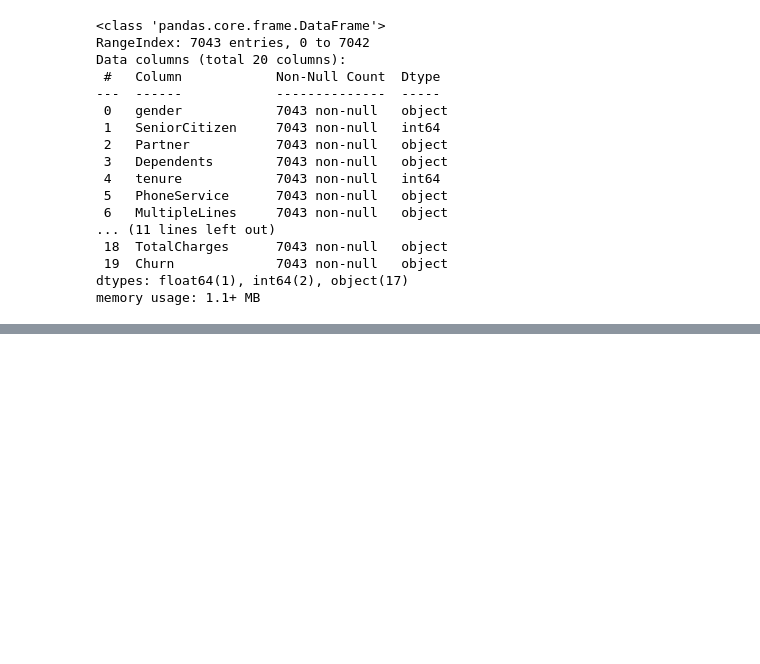
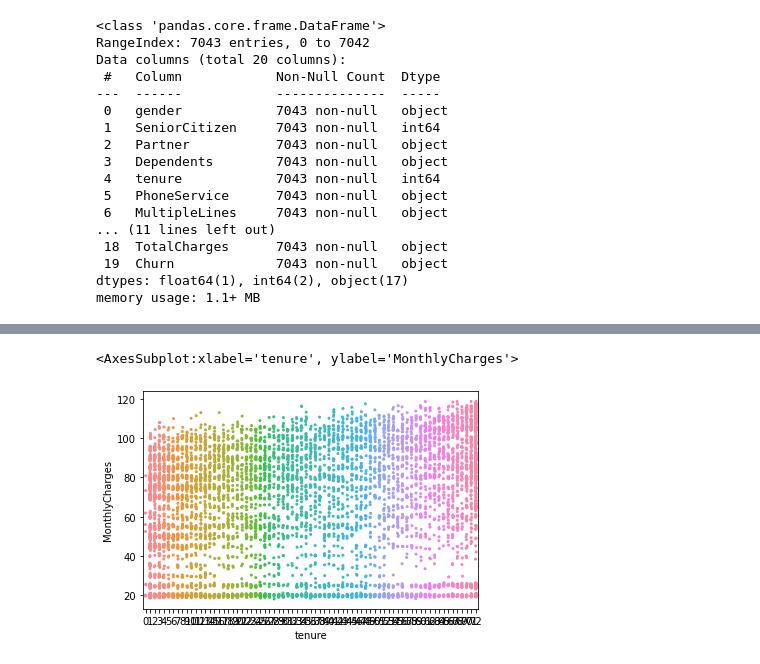
Before and after one commit to sai-mrudhun/Customer-Churn-Prediction-Analysis-Using-Ensemble-Techniques, a Jupyter notebook: main.ipynb, the cells around one changed output, grey strips where cells are left out. Cells and saved outputs as stored; diff of their text form; code cells hidden in the pictures; blank space fills up the shorter version.

```diff
--- a/main.ipynb
+++ b/main.ipynb
@@ -74,0 +76,5 @@ sns.swarmplot(x="tenure",y="MonthlyCharges",data=df)
+# %%
+sns.stripplot(x="tenure", y="MonthlyCharges", data=df, size=3, dodge=True)
+# %% [output]
+<AxesSubplot:xlabel='tenure', ylabel='MonthlyCharges'>
+[figure, added]
```
Also changed, not shown: parts of 8 cells of this notebook.
